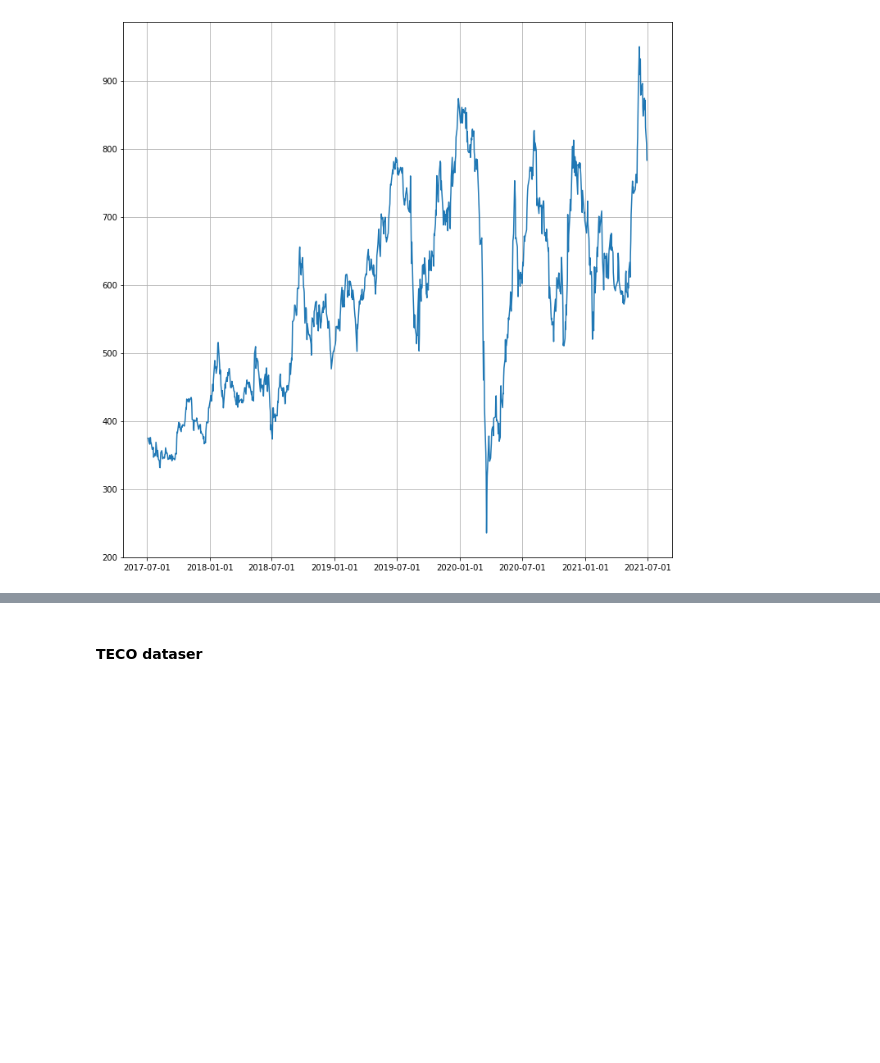
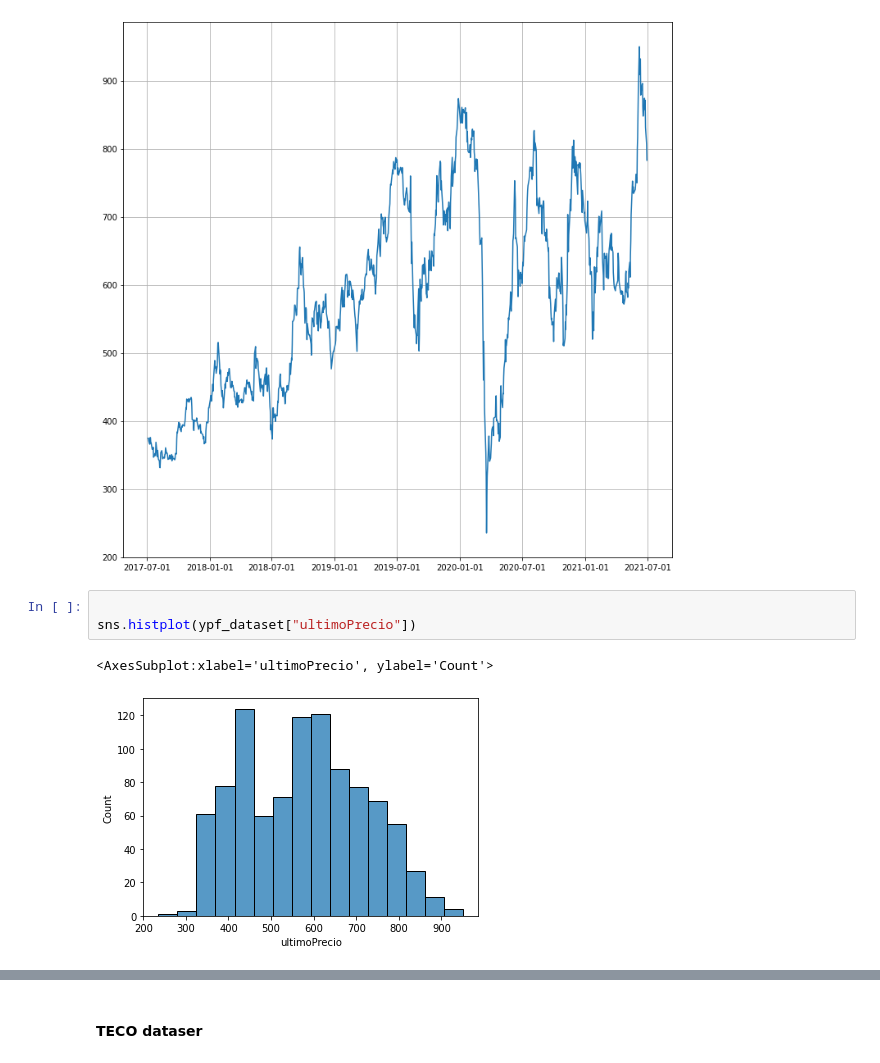
Before and after one commit to GonzaloRomeroR/CEIA, a Jupyter notebook: time_series/1-exercise.ipynb, the cells around one changed output, grey strips where cells are left out. Drawn from its saved outputs; the diff is of its cells as text; blank space fills up the shorter version.

```diff
--- a/time_series/1-exercise.ipynb
+++ b/time_series/1-exercise.ipynb
@@ -32,3 +33,9 @@ plt.plot(ypf_dataset["fechaHora"], ypf_dataset["ultimoPrecio"])
 # %% [output]
 [<matplotlib.lines.Line2D at 0x...>]
 [figure]
+# %%
+
+sns.histplot(ypf_dataset["ultimoPrecio"])
+# %% [output]
+<AxesSubplot:xlabel='ultimoPrecio', ylabel='Count'>
+[figure, added]
```
Also changed, not shown: parts of 8 cells of this notebook.
